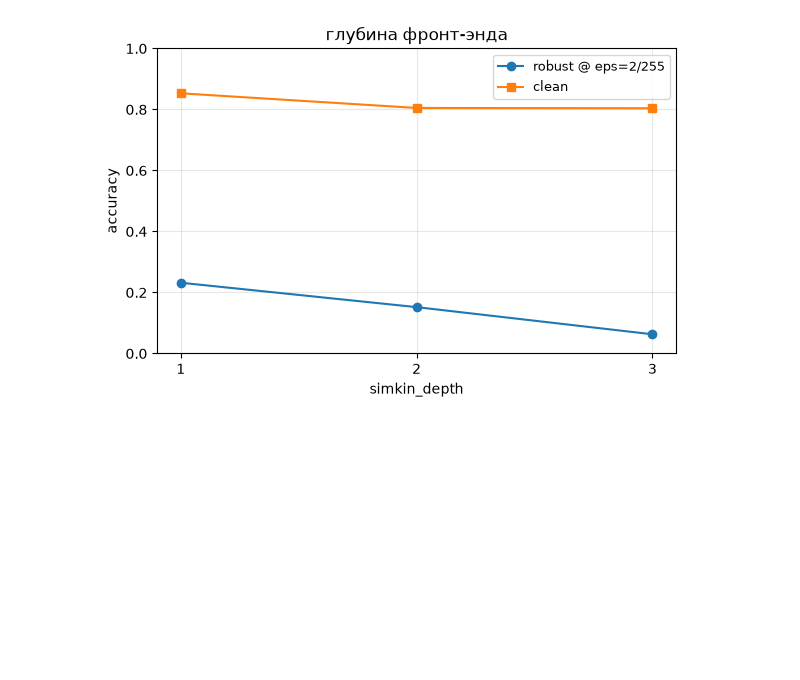
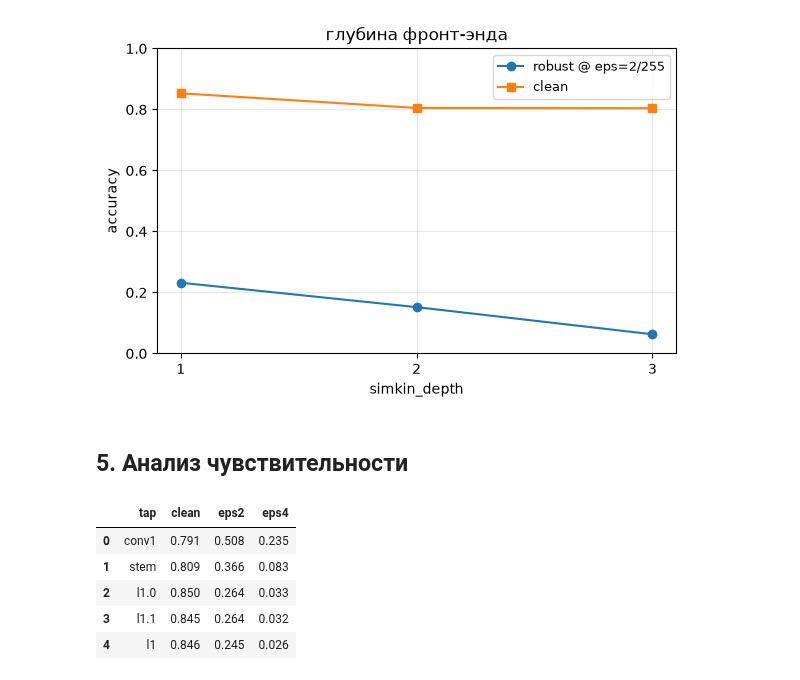
Before and after one commit to tarakanov517/CV_JND_based_approach, a Jupyter notebook: notebooks/compare_experiments.ipynb, the cells around one changed output. Cells and saved outputs as stored; diff of their text form; code cells hidden in the pictures; blank space fills up the shorter version.

```diff
--- a/notebooks/compare_experiments.ipynb
+++ b/notebooks/compare_experiments.ipynb
@@ -253,3 +253,21 @@ plt.tight_layout(); plt.show()
 | 1 | 2 | 0.805 | 0.152 |
 | 2 | 3 | 0.804 | 0.063 |
 [figure]
+# %% [markdown]
+## 5. Анализ чувствительности
+# %%
+tap_sweep = pd.DataFrame([
+    dict(tap='conv1', clean=0.791, eps2=0.508, eps4=0.235),
+    dict(tap='stem',  clean=0.809, eps2=0.366, eps4=0.083),
+    dict(tap='l1.0',  clean=0.850, eps2=0.264, eps4=0.033),
+    dict(tap='l1.1',  clean=0.845, eps2=0.264, eps4=0.032),
+    dict(tap='l1',    clean=0.846, eps2=0.245, eps4=0.026),
+])
+tap_sweep
+# %% [output]
+|  | tap | clean | eps2 | eps4 |
+| 0 | conv1 | 0.791 | 0.508 | 0.235 |
+| 1 | stem | 0.809 | 0.366 | 0.083 |
+| 2 | l1.0 | 0.850 | 0.264 | 0.033 |
+| 3 | l1.1 | 0.845 | 0.264 | 0.032 |
+| 4 | l1 | 0.846 | 0.245 | 0.026 |
```
Also changed, not shown: parts of 6 cells of this notebook.
